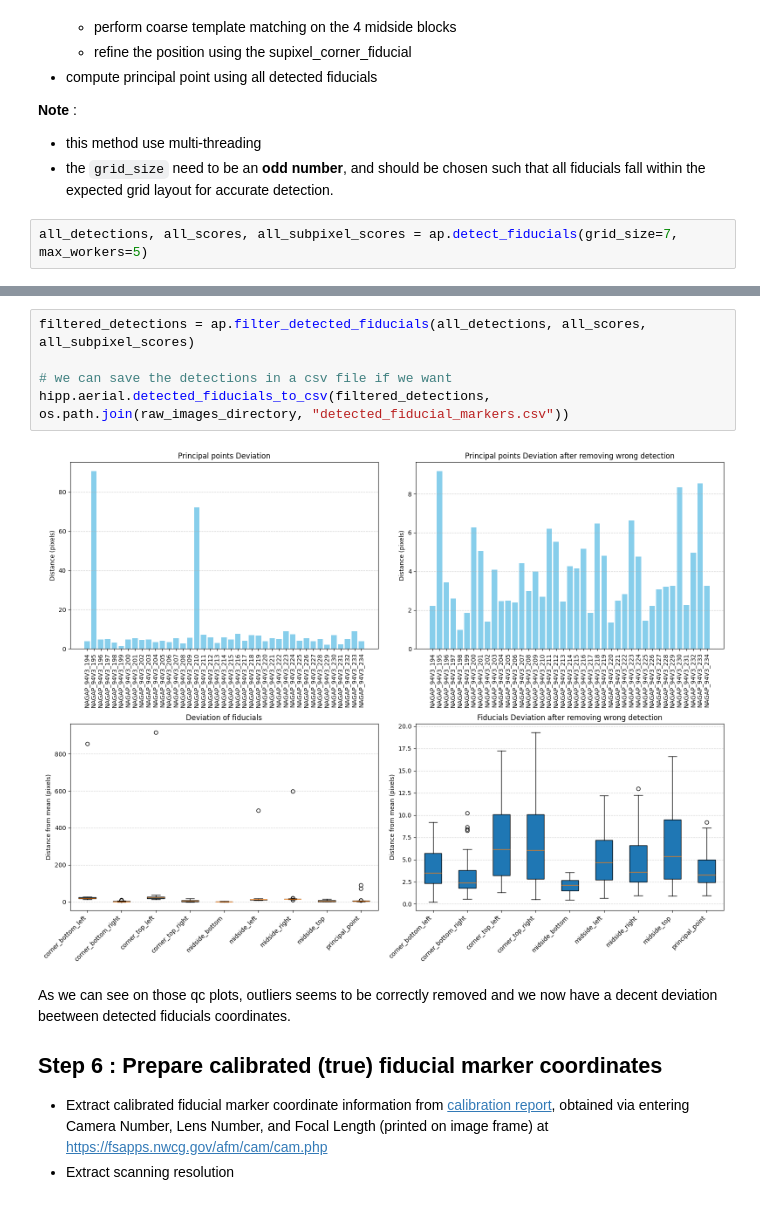
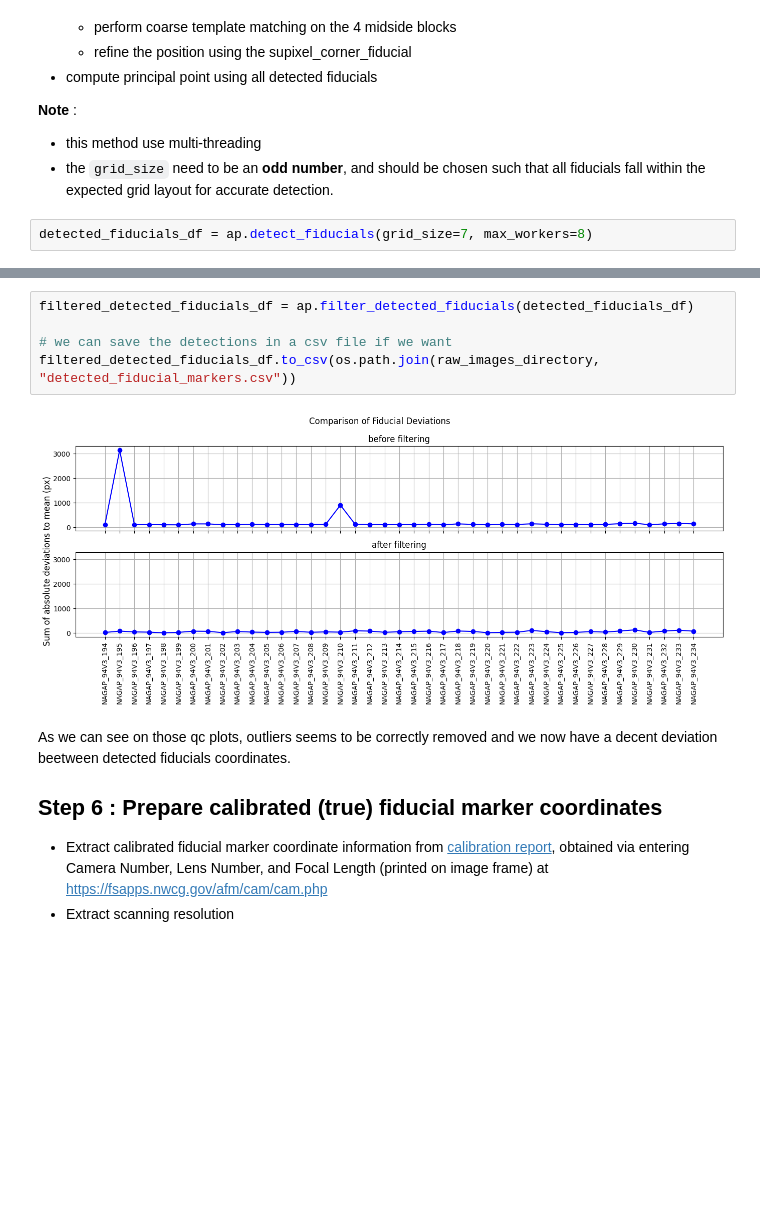
Before and after one commit to shippp/hipp, a Jupyter notebook: notebooks/aerial_preprocessing.ipynb, the cells around one changed output, grey strips where cells are left out. Saved outputs shown, nothing was run; the diff lists cells and outputs as text; blank space fills up the shorter version.

```diff
--- a/notebooks/aerial_preprocessing.ipynb
+++ b/notebooks/aerial_preprocessing.ipynb
@@ -82,5 +82,5 @@ The `AerialPreprocessing.detect_fiducials()` method will detect for all images i
 - this method use multi-threading
 - the `grid_size` need to be an **odd number**, and should be chosen such that all fiducials fall within the expected grid layout for accurate detection.
 # %%
-all_detections, all_scores, all_subpixel_scores = ap.detect_fiducials(grid_size=7, max_workers=5)
+detected_fiducials_df = ap.detect_fiducials(grid_size=7, max_workers=8)
 # %% [output]
@@ -103,12 +101,12 @@ After filtering:
 - For adjacent fiducials: the midpoint of the segment is computed, and a perpendicular offset is applied based on half the segment length.
 - For diagonal fiducials: the midpoint of the segment is used directly.
 # %%
-filtered_detections = ap.filter_detected_fiducials(all_detections, all_scores, all_subpixel_scores)
+filtered_detected_fiducials_df = ap.filter_detected_fiducials(detected_fiducials_df)
 
 # we can save the detections in a csv file if we want
-hipp.aerial.detected_fiducials_to_csv(filtered_detections, os.path.join(raw_images_directory, "detected_fiducial_markers.csv"))
+filtered_detected_fiducials_df.to_csv(os.path.join(raw_images_directory, "detected_fiducial_markers.csv"))
 # %% [output]
-[figure, old version]
+[figure, new version]
 # %% [markdown]
 As we can see on those qc plots, outliers seems to be correctly removed and we now have a decent deviation beetween detected fiducials coordinates.
 
```
Also changed, not shown: parts of 5 cells of this notebook, 9 other files.
